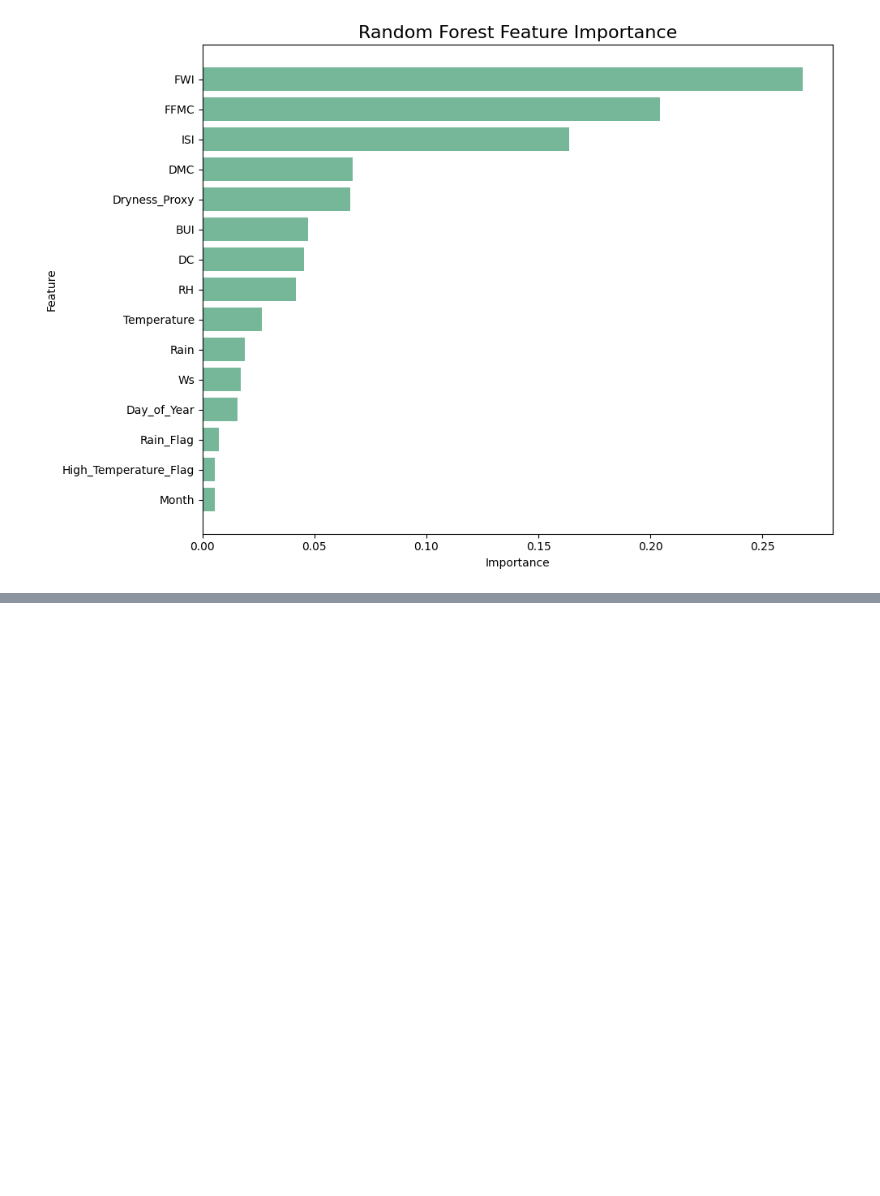
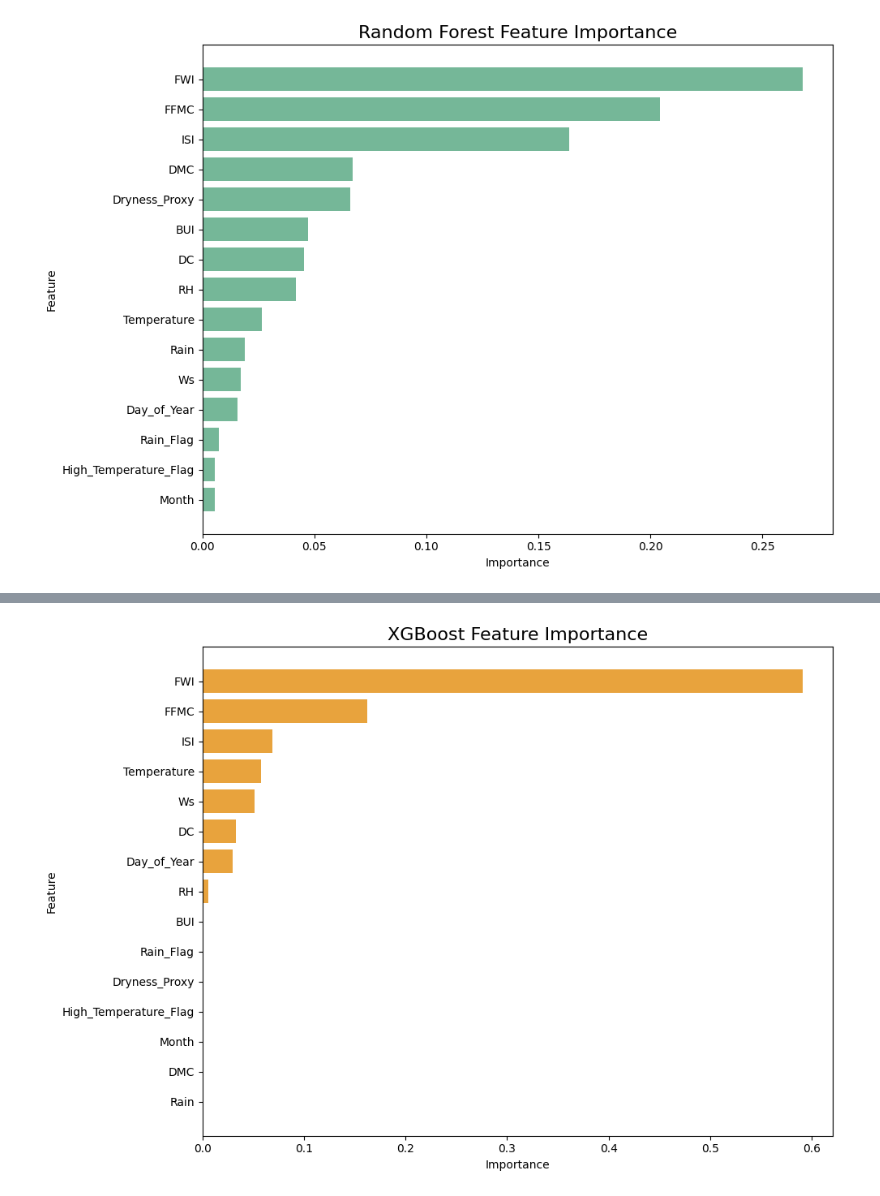
Before and after one commit to an2sh4a/ML-Lab-2547262, a Jupyter notebook: cia-3/2547262 ForestFire.ipynb, the cells around one changed output, grey strips where cells are left out. Cells and saved outputs as stored; diff of their text form; code cells hidden in the pictures; blank space fills up the shorter version.

```diff
--- a/cia-3/2547262 ForestFire.ipynb
+++ b/cia-3/2547262 ForestFire.ipynb
@@ -2445,0 +2843,42 @@ plt.show()
+# %%
+# ============================================================
+# CELL 77: XGBOOST FEATURE IMPORTANCE
+# ============================================================
+# Extract the trained XGBoost model and visualize its feature
+# importance.
+# ============================================================
+
+xgb_model = best_xgb.named_steps["model"]
+
+xgb_importances = xgb_model.feature_importances_
+
+xgb_feature_importance = pd.DataFrame({
+    "Feature": numeric_features,
+    "Importance": xgb_importances
+})
+
+xgb_feature_importance = xgb_feature_importance.sort_values(
+    "Importance",
+    ascending=True
+)
+
+plt.figure(figsize=(10, 7))
+
+plt.barh(
+    xgb_feature_importance["Feature"],
+    xgb_feature_importance["Importance"],
+    color="#E8A33D"
+)
+
+plt.title(
+    "XGBoost Feature Importance",
+    fontsize=16
+)
+
+plt.xlabel("Importance")
+plt.ylabel("Feature")
+
+plt.tight_layout()
+plt.show()
+# %% [output]
+[figure, added]
```
Also changed, not shown: parts of 36 cells of this notebook.
